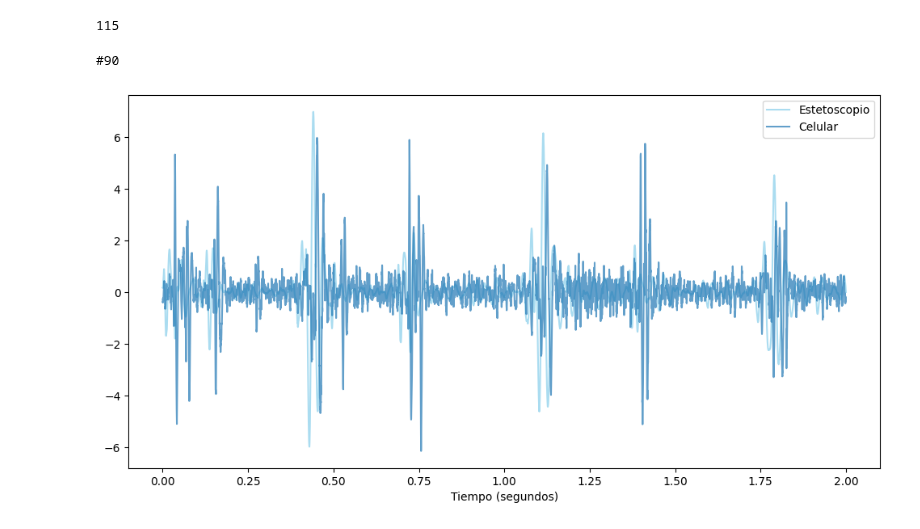
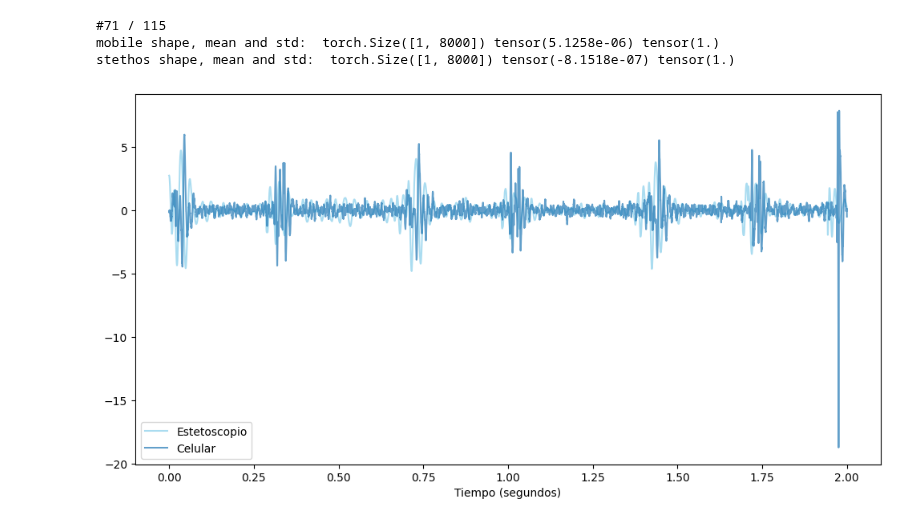
Before and after one commit to Afroefras/coratech, a Jupyter notebook: notebooks/model/train.ipynb, the cells around one changed output. Drawn from its saved outputs; the diff is of its cells as text; code cells hidden in the pictures.

```diff
--- a/notebooks/model/train.ipynb
+++ b/notebooks/model/train.ipynb
@@ -10,18 +10,32 @@ TENSORS_DIR = get_base_dir().joinpath("data", "model", "train")
 sample_rate = 4000
 
 cora_dataset = CoraTechDataset(TENSORS_DIR, CHUNK_SECS)
-len(cora_dataset)
+n_samples = len(cora_dataset)
-# %% [output]
-115
 # %%
-choosen_one = randint(0, len(cora_dataset))
-print(f"#{choosen_one}")
+choosen_one = randint(0, n_samples)
+print(f"#{choosen_one} / {n_samples}")
 
 mobile_sample, stethos_sample = cora_dataset[choosen_one]
+
+print(
+    "mobile shape, mean and std: ",
+    mobile_sample.shape,
+    mobile_sample.mean(),
+    mobile_sample.std(),
+)
+print(
+    "stethos shape, mean and std: ",
+    stethos_sample.shape,
+    stethos_sample.mean(),
+    stethos_sample.std(),
+)
+
 compare_audios(mobile_sample.squeeze(), stethos_sample.squeeze(), sample_rate)
 # %% [output]
-#90
+#71 / 115
+mobile shape, mean and std:  torch.Size([1, 8000]) tensor(5.1258e-06) tensor(1.)
+stethos shape, mean and std:  torch.Size([1, 8000]) tensor(-8.1518e-07) tensor(1.)
-[figure, old version]
+[figure, new version]
 # %%
 plot_wavelet_spectrogram(mobile_sample.numpy(), sample_rate, downsample_factor=1)
 plot_audio_fft(mobile_sample.numpy(), sample_rate)
```
Also changed, not shown: parts of 2 cells of this notebook, 5 other files.
